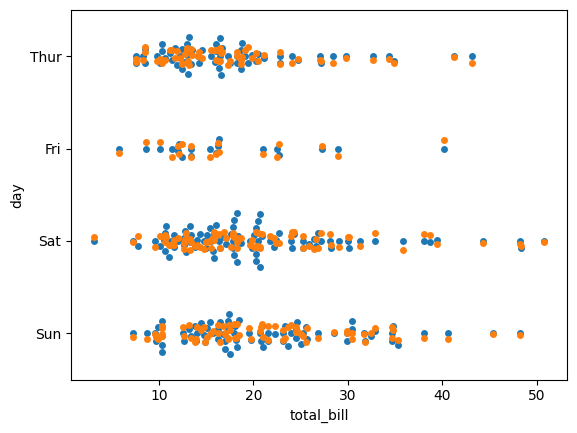
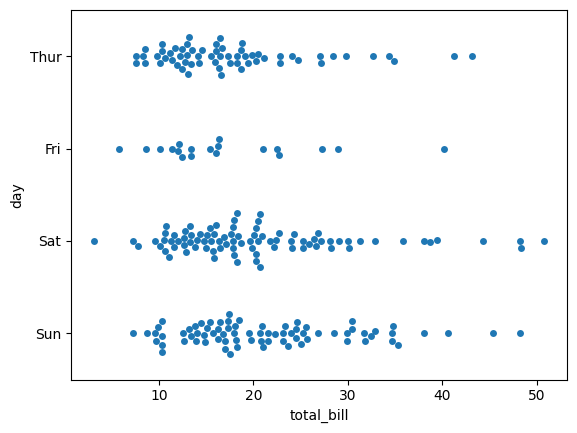
Code edit (unified diff) that turned the first committed figure into the second:
--- before
+++ after
@@ -5,4 +5,5 @@
 
 sns.swarmplot(x='total_bill',y='day',data=df)
-plt,
+plt.show()
 sns.stripplot(x='total_bill',y='day',data=df)
+plt.show()

Commit: feat: tips-dataset --> differeniated swarm vs violin vs strip plots